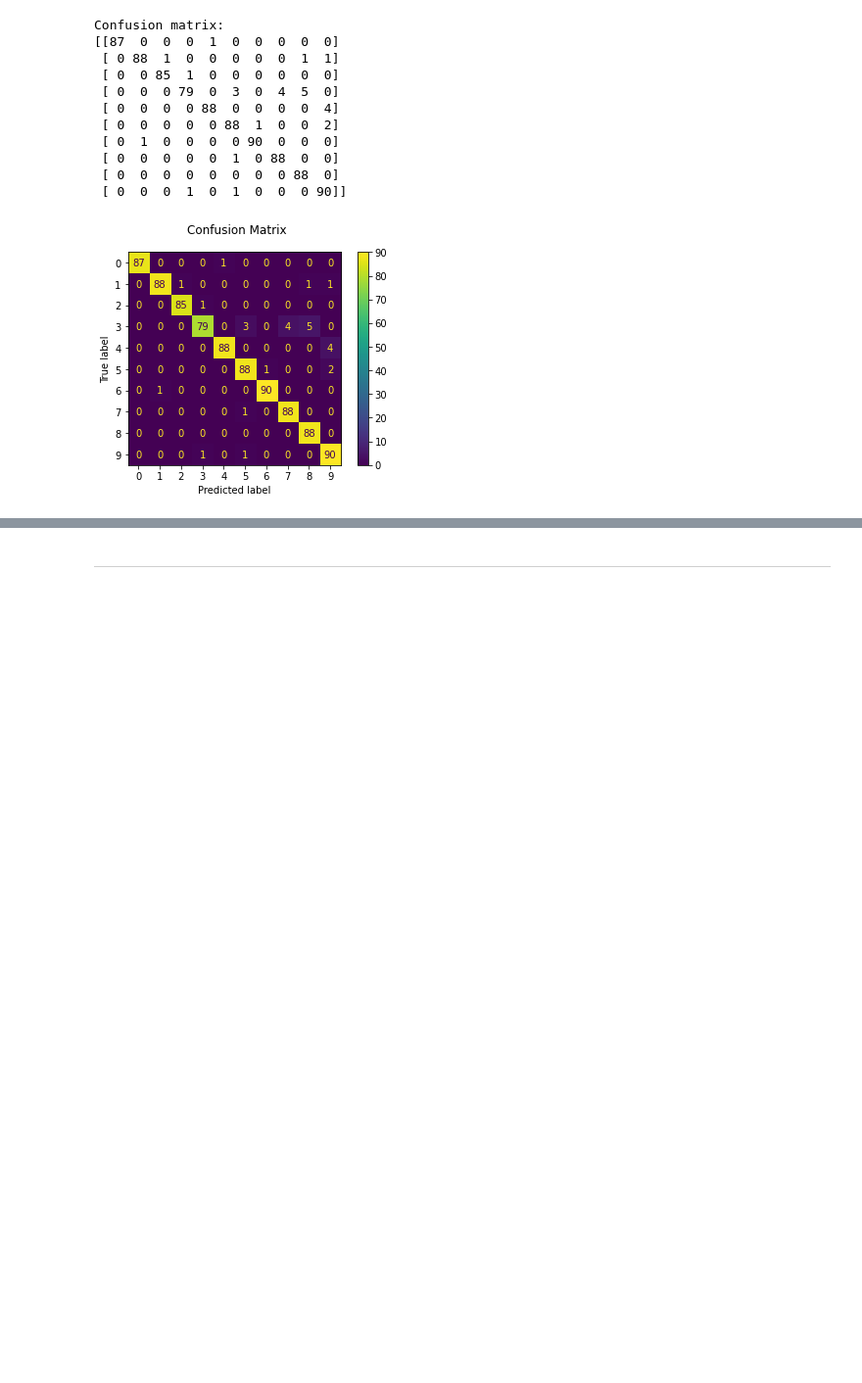
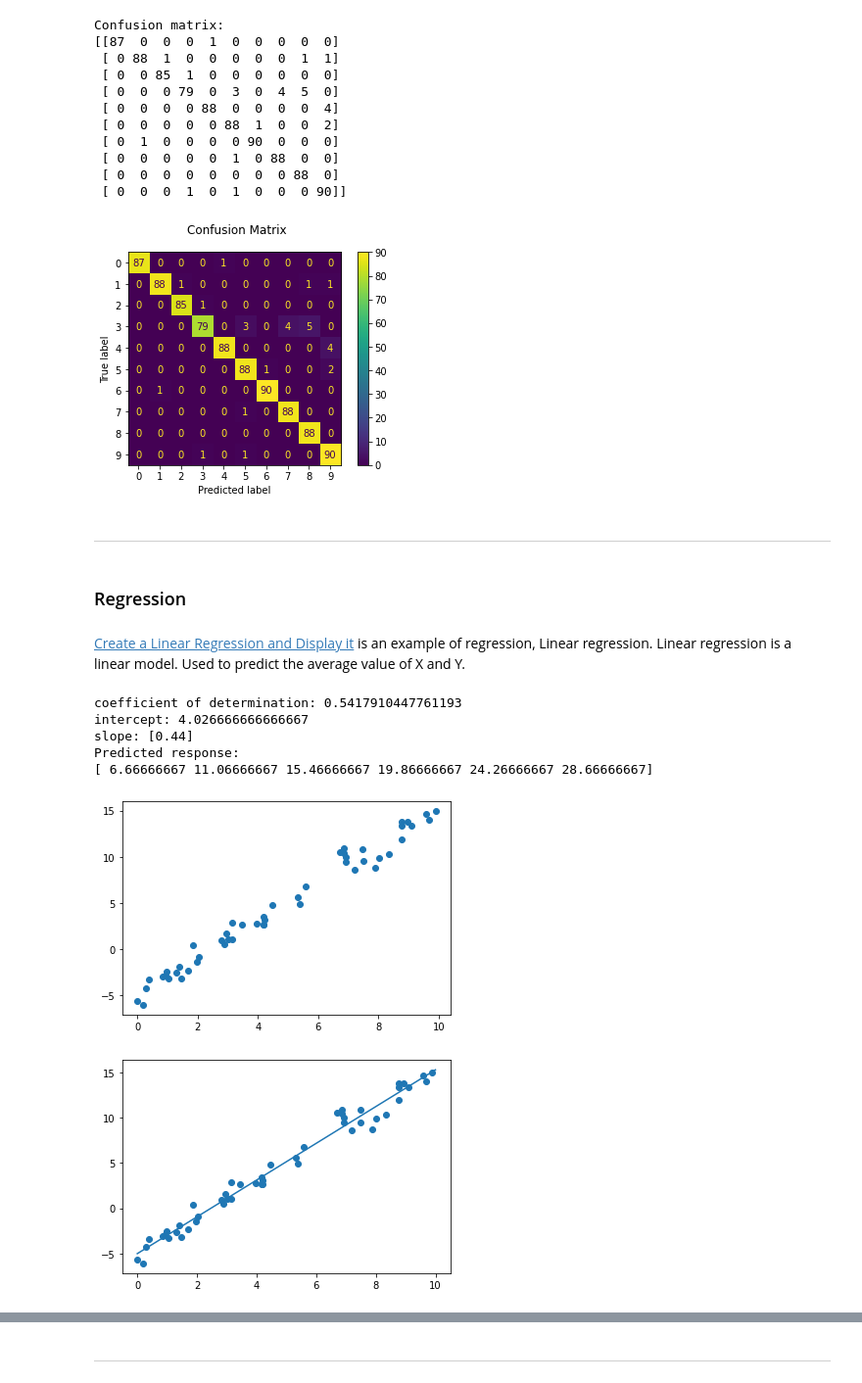
Before and after one commit to allend4/Emerging_Tech, a Jupyter notebook: scikit-learn.ipynb, the cells around one changed output, grey strips where cells are left out. Shown: that part at 98% size. Saved outputs shown, nothing was run; the diff lists cells and outputs as text; code cells hidden in the pictures; blank space fills up the shorter version.

Commit message:
Classification, Regression and Clustering

```diff
--- a/scikit-learn.ipynb
+++ b/scikit-learn.ipynb
@@ -116,3 +124,68 @@ Confusion matrix:
  [ 0  0  0  0  0  0  0  0 88  0]
  [ 0  0  0  1  0  1  0  0  0 90]]
 [figure]
+# %% [markdown]
+----
+# %% [markdown]
+### Regression
+# %% [markdown]
+[Create a Linear Regression and Display it](https://www.activestate.com/resources/quick-reads/how-to-run-linear-regressions-in-python-scikit-learn/) is an example of regression, Linear regression. Linear regression is a linear model. Used to predict the average value of X and Y.
+# %%
+# Import the packages and classes needed in this example:
+import numpy as np
+from sklearn.linear_model import LinearRegression
+
+# Create a numpy array of data:
+x = np.array([6, 16, 26, 36, 46, 56]).reshape((-1, 1))
+y = np.array([4, 23, 10, 12, 22, 35])
+
+# Create an instance of a linear regression model and fit it to the data with the fit() function:
+model = LinearRegression().fit(x, y)
+
+# The following section will get results by interpreting the created instance:
+
+# Obtain the coefficient of determination by calling the model with the score() function, then print the coefficient:
+r_sq = model.score(x, y)
+print('coefficient of determination:', r_sq)
+
+# Print the Intercept:
+print('intercept:', model.intercept_)
+
+# Print the Slope:
+print('slope:', model.coef_)
+
+# Predict a Response and print it:
+y_pred = model.predict(x)
+print('Predicted response:', y_pred, sep='\n')
+# %% [output]
+coefficient of determination: 0.5417910447761193
+intercept: 4.026666666666667
+slope: [0.44]
+Predicted response:
+[ 6.66666667 11.06666667 15.46666667 19.86666667 24.26666667 28.66666667]
+# %%
+# Import the packages and classes needed for this example:
+import numpy as np
+import matplotlib.pyplot as plt
+from sklearn.linear_model import LinearRegression
+
+# Create random data with numpy, and plot it with matplotlib:
+rnstate = np.random.RandomState(1)
+x = 10 * rnstate.rand(50)
+y = 2 * x - 5 + rnstate.randn(50)
+plt.scatter(x, y);
+plt.show()
+
+# Create a linear regression model based the positioning of the data and Intercept, and predict a Best Fit:
+model = LinearRegression(fit_intercept=True)
+model.fit(x[:, np.newaxis], y)
+xfit = np.linspace(0, 10, 1000)
+yfit = model.predict(xfit[:, np.newaxis])
+
+# Plot the estimated linear regression line with matplotlib:
+plt.scatter(x, y)
+plt.plot(xfit, yfit);
+plt.show()
+# %% [output]
+[figure, added]
+[figure, added]
```
Also changed, not shown: parts of 15 cells of this notebook.
